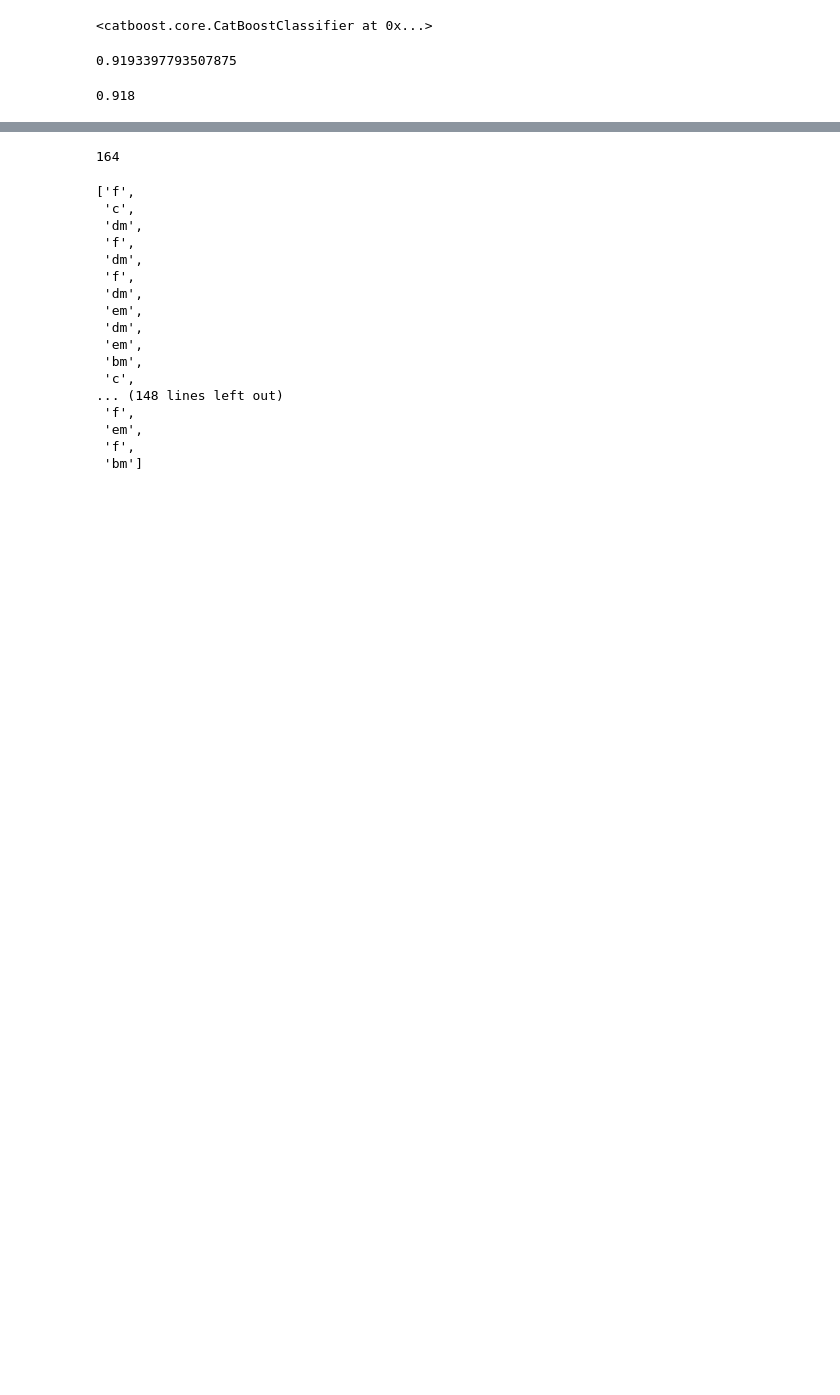
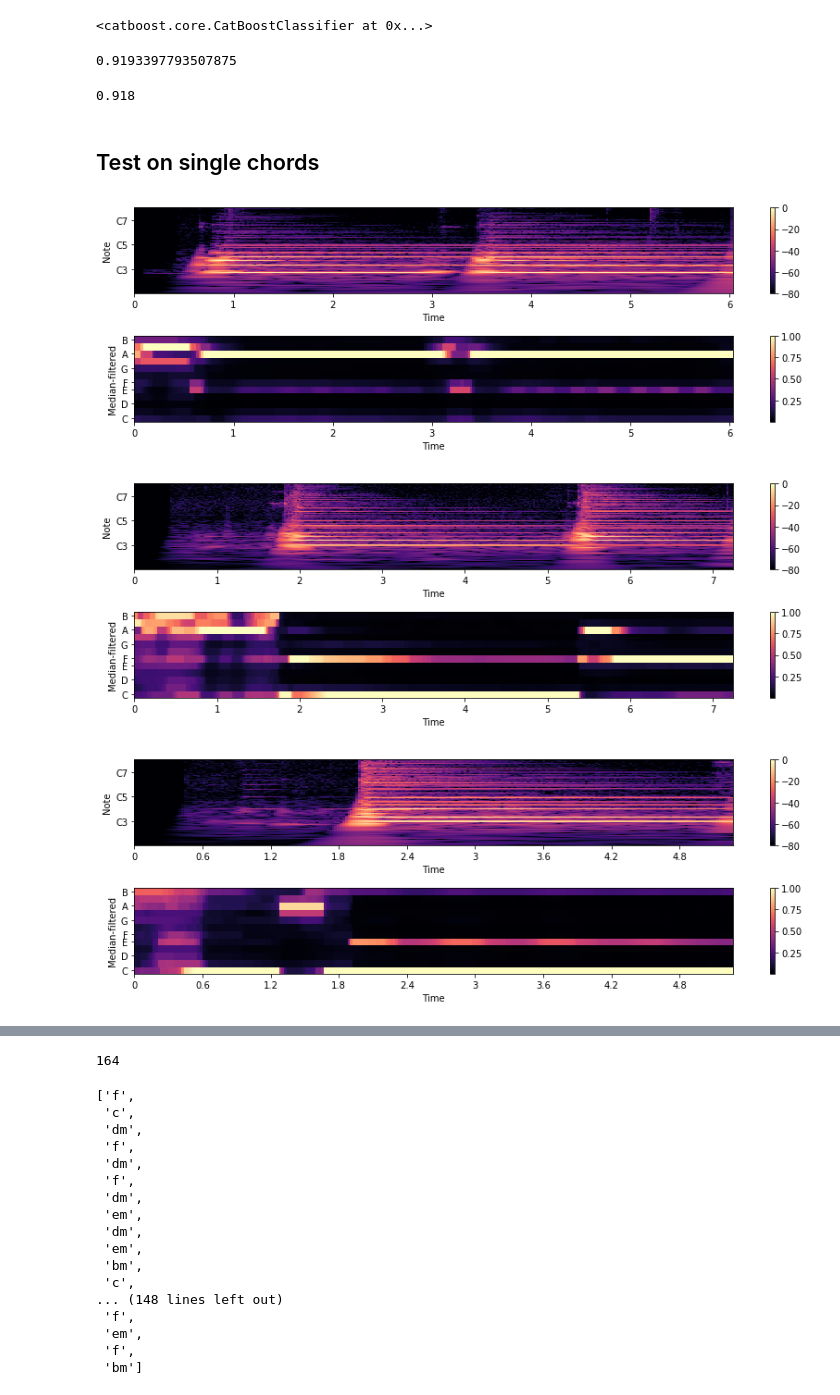
Before and after one commit to Abvbobko/chords_recognition, a Jupyter notebook: chords_recognition.ipynb, the cells around one changed output, grey strips where cells are left out. Drawn from its saved outputs; the diff is of its cells as text; code cells hidden in the pictures; blank space fills up the shorter version.

Commit message:
add tests on simple chords

```diff
--- a/chords_recognition.ipynb
+++ b/chords_recognition.ipynb
@@ -380,3 +374,17 @@ precision_score(y_test, y_pred, average="weighted")
 recall_score(y_test, y_pred, average="weighted")
 # %% [output]
 0.918
+# %% [markdown]
+## Test on single chords
+# %%
+Am = "am.wav"
+F = "f.wav"
+C = "c.wav"
+# %%
+chord_am = get_chromagram(Am, True)
+chord_f = get_chromagram(F, True)
+chord_c = get_chromagram(C, True)
+# %% [output]
+[figure, added]
+[figure, added]
+[figure, added]
```
Also changed, not shown: parts of 42 cells of this notebook.
